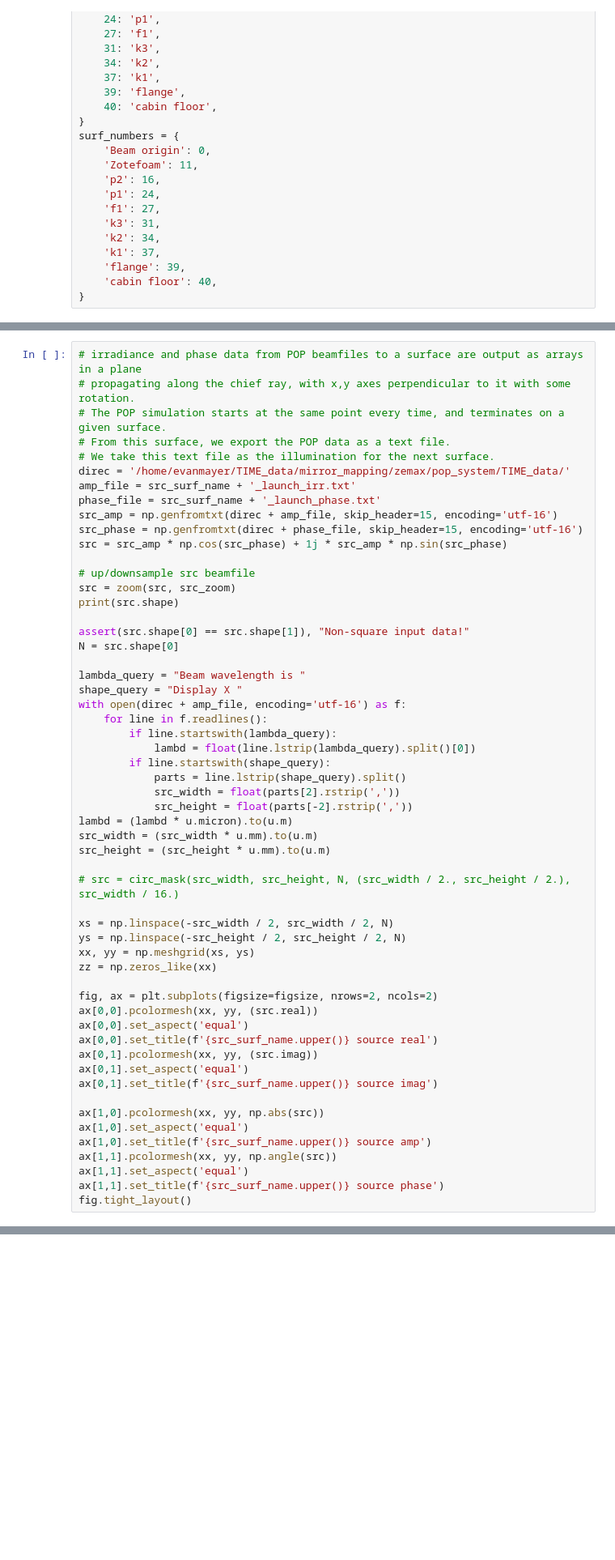
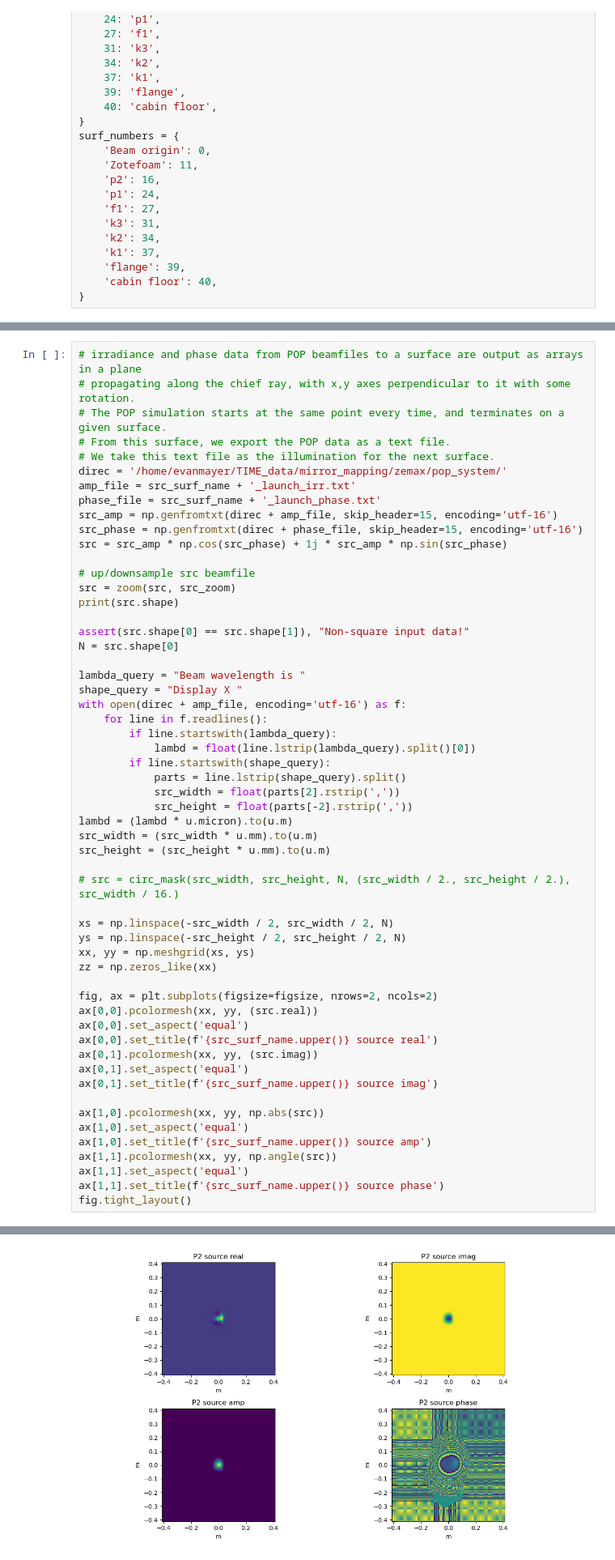
Before and after one commit to evanmayer/hotspot, a Jupyter notebook: verification/fresnel_zemax.ipynb, the cells around one changed output, grey strips where cells are left out. Shown at 81% size. Drawn from its saved outputs; the diff is of its cells as text; blank space fills up the shorter version.

```diff
--- a/verification/fresnel_zemax.ipynb
+++ b/verification/fresnel_zemax.ipynb
@@ -74,7 +78,7 @@ dest_zoom = 1
 # The POP simulation starts at the same point every time, and terminates on a given surface.
 # From this surface, we export the POP data as a text file.
 # We take this text file as the illumination for the next surface.
-direc = '/home/evanmayer/TIME_data/mirror_mapping/zemax/pop_system/TIME_data/'
+direc = '/home/evanmayer/TIME_data/mirror_mapping/zemax/pop_system/'
 amp_file = src_surf_name + '_launch_irr.txt'
 phase_file = src_surf_name + '_launch_phase.txt'
 src_amp = np.genfromtxt(direc + amp_file, skip_header=15, encoding='utf-16')
@@ -124,3 +128,4 @@ ax[1,1].pcolormesh(xx, yy, np.angle(src))
 ax[1,1].set_aspect('equal')
 ax[1,1].set_title(f'{src_surf_name.upper()} source phase')
 fig.tight_layout()
+# %% [output]
@@ -127,3 +133,4 @@ fig.tight_layout()
+[figure, added]
 # %% [markdown]
 ### Construct the location of each source point in the frame of the beamfile
 # %%
```
Also changed, not shown: parts of 15 cells of this notebook.
